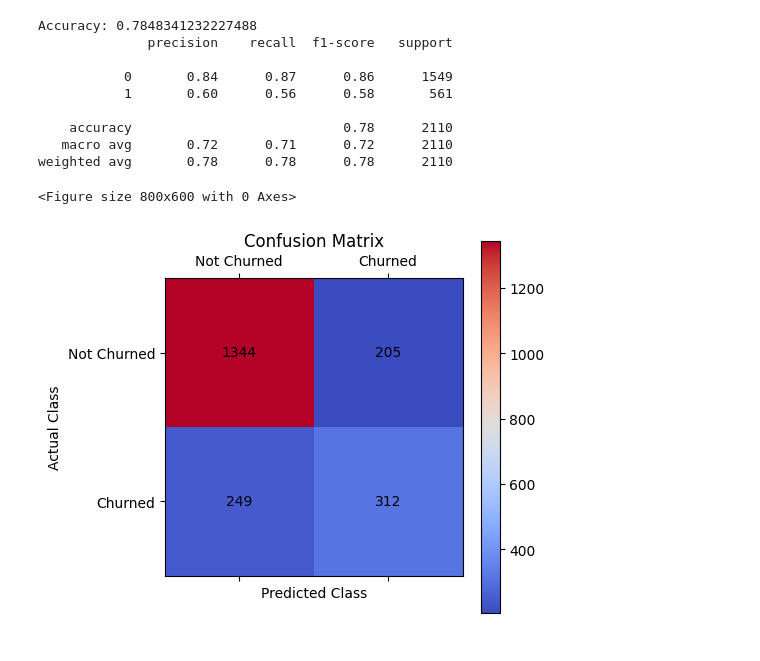
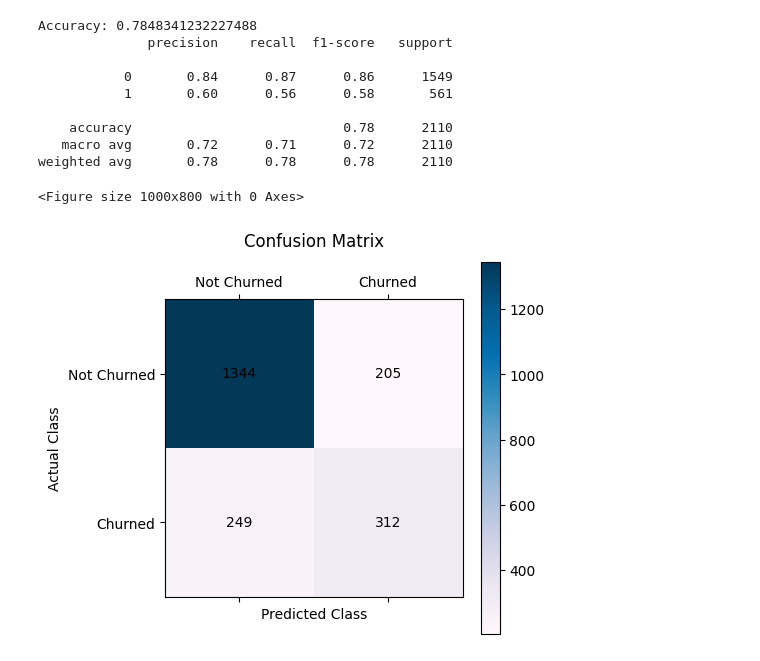
Before and after one commit to hariskhan-hk/Churn_pred, a Jupyter notebook: knnclassification.ipynb, the cells around one changed output. Saved outputs shown, nothing was run; the diff lists cells and outputs as text; code cells hidden in the pictures.

```diff
--- a/knnclassification.ipynb
+++ b/knnclassification.ipynb
@@ -230,23 +228,22 @@ weighted avg       0.78      0.78      0.78      2110
 # %%
 # Generate confusion matrix
 confusion_matrix_knn = confusion_matrix(Y_test, pred_knn)
 
 # Plot confusion matrix as heatmap
-plt.figure(figsize=(8, 6))
-plt.matshow(confusion_matrix_knn, cmap='coolwarm')
-
-plt.title('Confusion Matrix')
+plt.figure(figsize=(10, 8))
+plt.matshow(confusion_matrix_knn, cmap='PuBu')
+plt.title('Confusion Matrix\n')
 plt.xlabel('Predicted Class')
 plt.ylabel('Actual Class')
 
 for i in range(2):
     for j in range(2):
         plt.text(j, i, str(confusion_matrix_knn[i, j]), ha='center', va='center')
 
 plt.colorbar()
 plt.xticks([0, 1], ["Not Churned", "Churned"])
 plt.yticks([0, 1], ["Not Churned", "Churned"])
 plt.show()
 # %% [output]
-<Figure size 800x600 with 0 Axes>
+<Figure size 1000x800 with 0 Axes>
-[figure, old version]
+[figure, new version]
```
Also changed, not shown: parts of 2 cells of this notebook.
